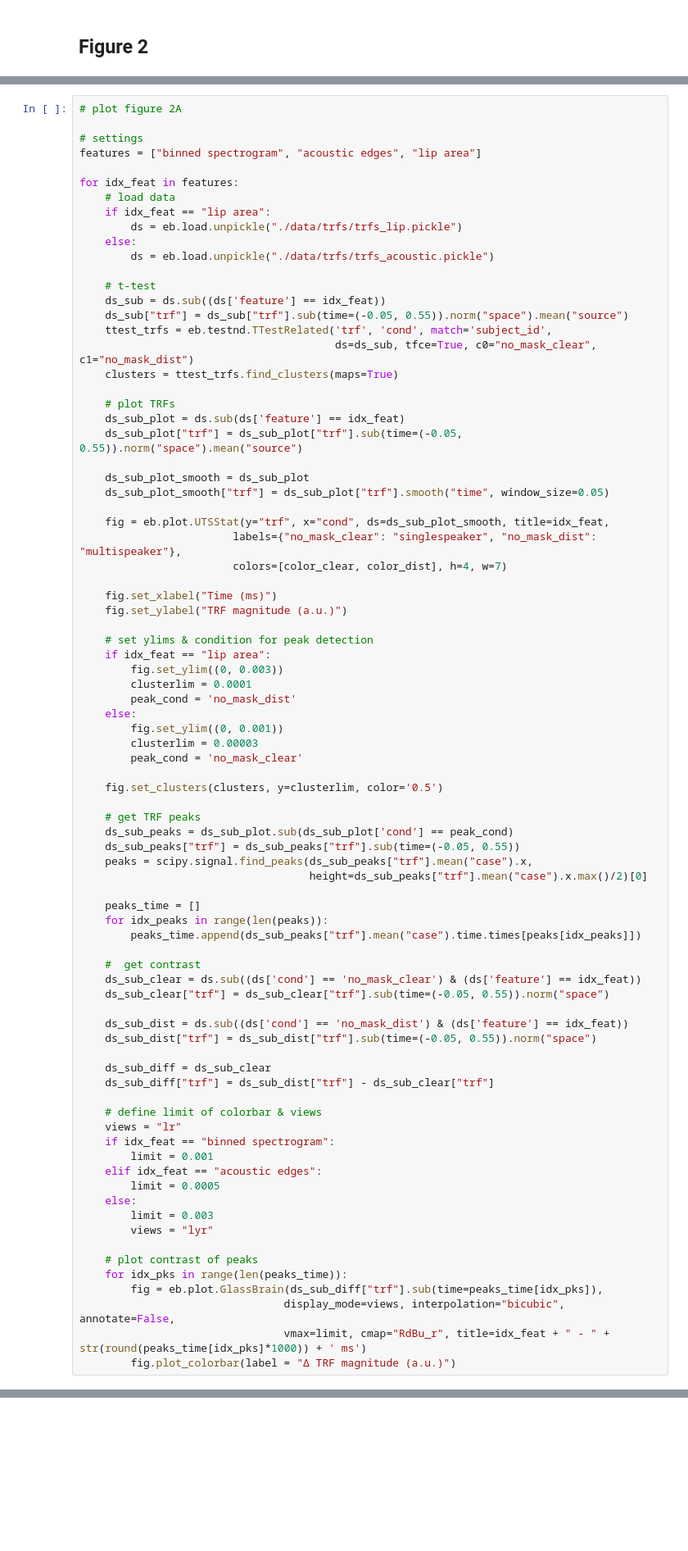
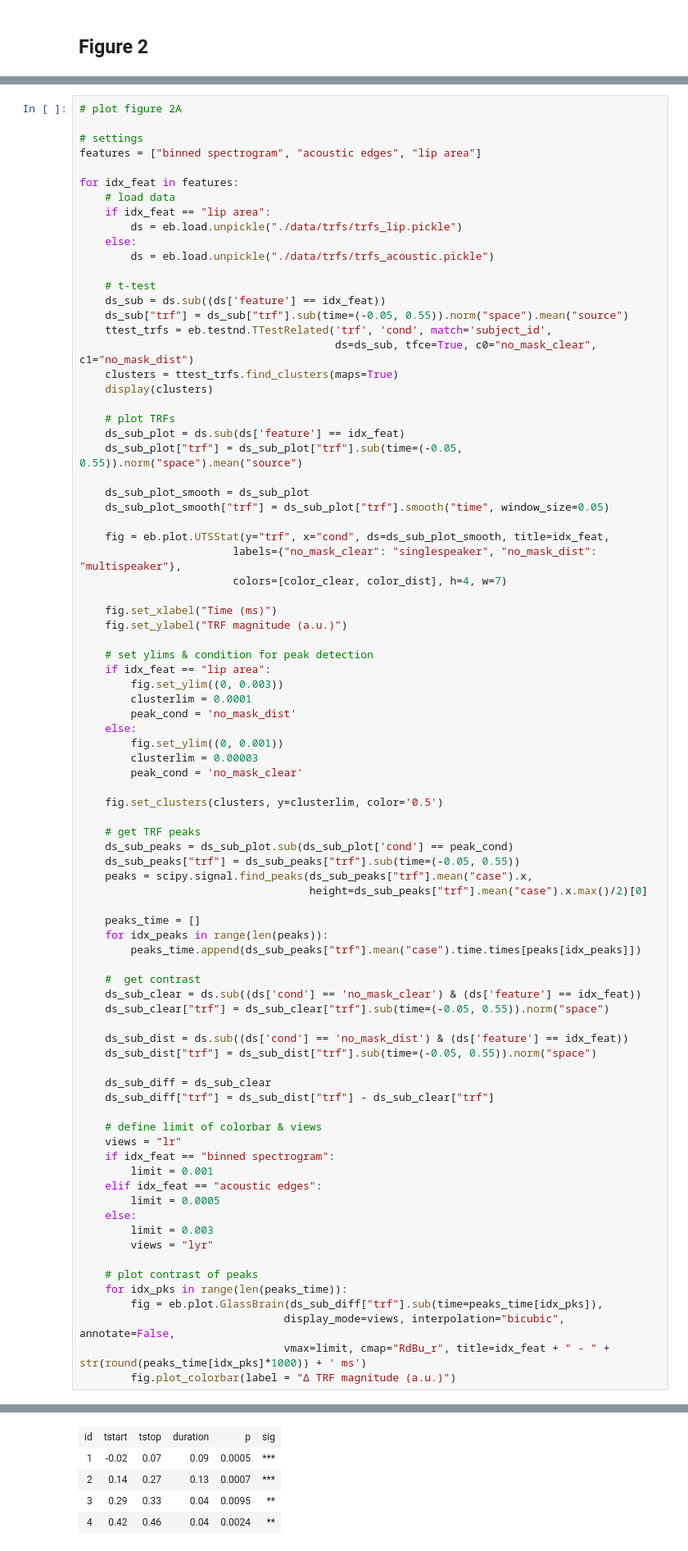
Before and after one commit to reispat/av_speech_mask, a Jupyter notebook: figure_2.ipynb, the cells around one changed output, grey strips where cells are left out. Shown at 82% size. Saved outputs shown, nothing was run; the diff lists cells and outputs as text; blank space fills up the shorter version.

```diff
--- a/figure_2.ipynb
+++ b/figure_2.ipynb
@@ -30,6 +36,7 @@ for idx_feat in features:
     ttest_trfs = eb.testnd.TTestRelated('trf', 'cond', match='subject_id',
                                         ds=ds_sub, tfce=True, c0="no_mask_clear", c1="no_mask_dist")
     clusters = ttest_trfs.find_clusters(maps=True)
+    display(clusters)
 
     # plot TRFs
     ds_sub_plot = ds.sub(ds['feature'] == idx_feat)
@@ -96,0 +114,5 @@ for idx_feat in features:
+| id | tstart | tstop | duration | p | sig |
+| 1 | -0.02 | 0.07 | 0.09 | 0.0005 | *** |
+| 2 | 0.14 | 0.27 | 0.13 | 0.0007 | *** |
+| 3 | 0.29 | 0.33 | 0.04 | 0.0095 | ** |
+| 4 | 0.42 | 0.46 | 0.04 | 0.0024 | ** |
```
Also changed, not shown: parts of 4 cells of this notebook, 3 other files.
